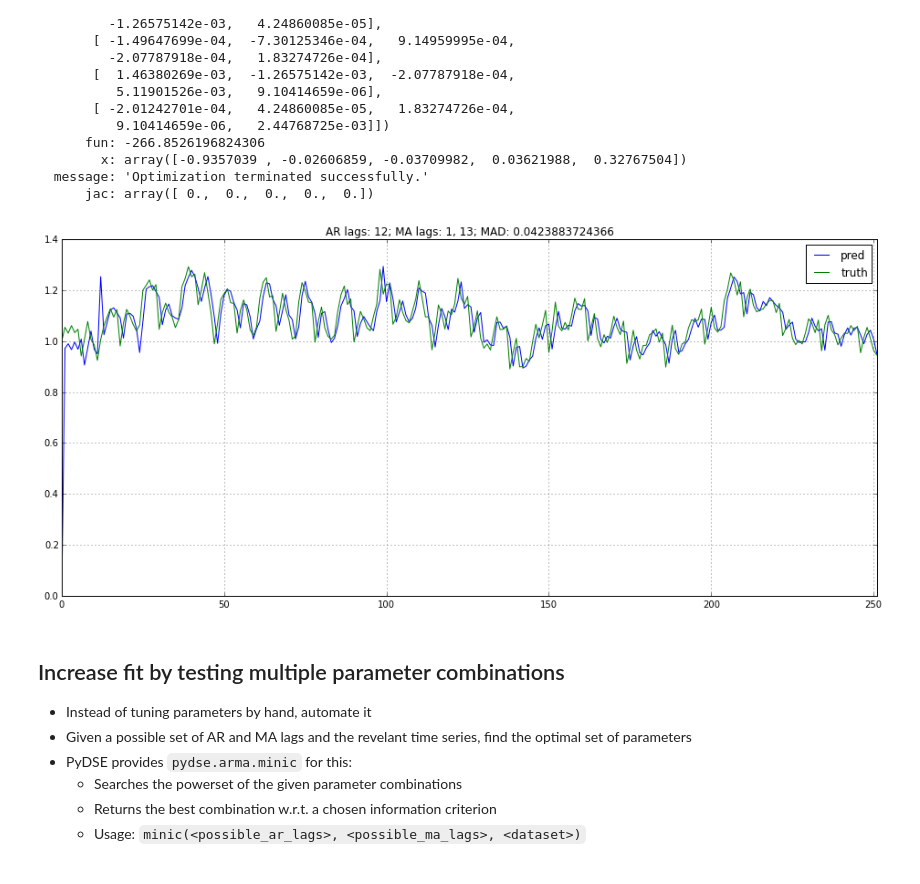
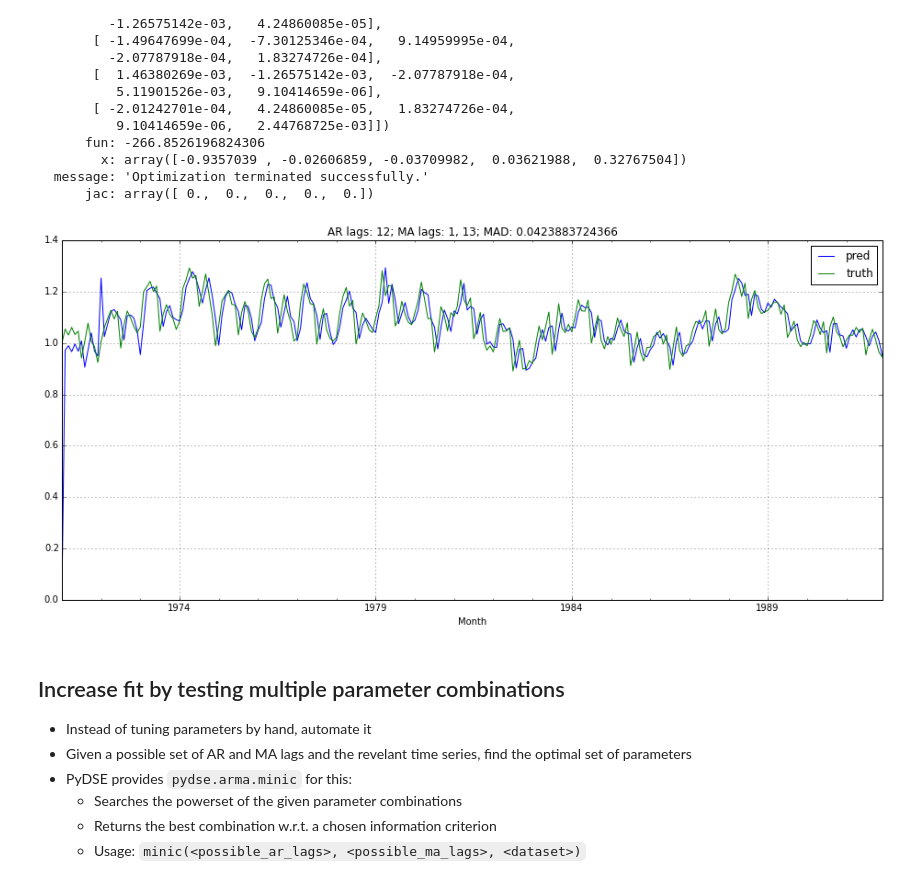
Before and after one commit to blue-yonder/pydse, a Jupyter notebook: notebooks/petroleum.ipynb, the cells around one changed output. Cells and saved outputs as stored; diff of their text form; code cells hidden in the pictures.

```diff
--- a/notebooks/petroleum.ipynb
+++ b/notebooks/petroleum.ipynb
@@ -169,13 +183,13 @@ arma.est_params(residuals['RM_div'])
 # %%
 result = pd.DataFrame({
     'pred': arma.forecast(residuals['RM_div'])[:, 0],
-    'truth': residuals['RM_div'].values
+    'truth': residuals['RM_div']
 })
 MAD = np.mean(np.abs(result['pred'][20:] - result['truth'][20:]))
 result.plot(title="AR lags: 12; MA lags: 1, 13; MAD: {}".format(MAD))
 pass
 # %% [output]
-[figure, old version]
+[figure, new version]
 # %% [markdown]
 ## Increase fit by testing multiple parameter combinations
 
```
Also changed, not shown: parts of 3 cells of this notebook.
